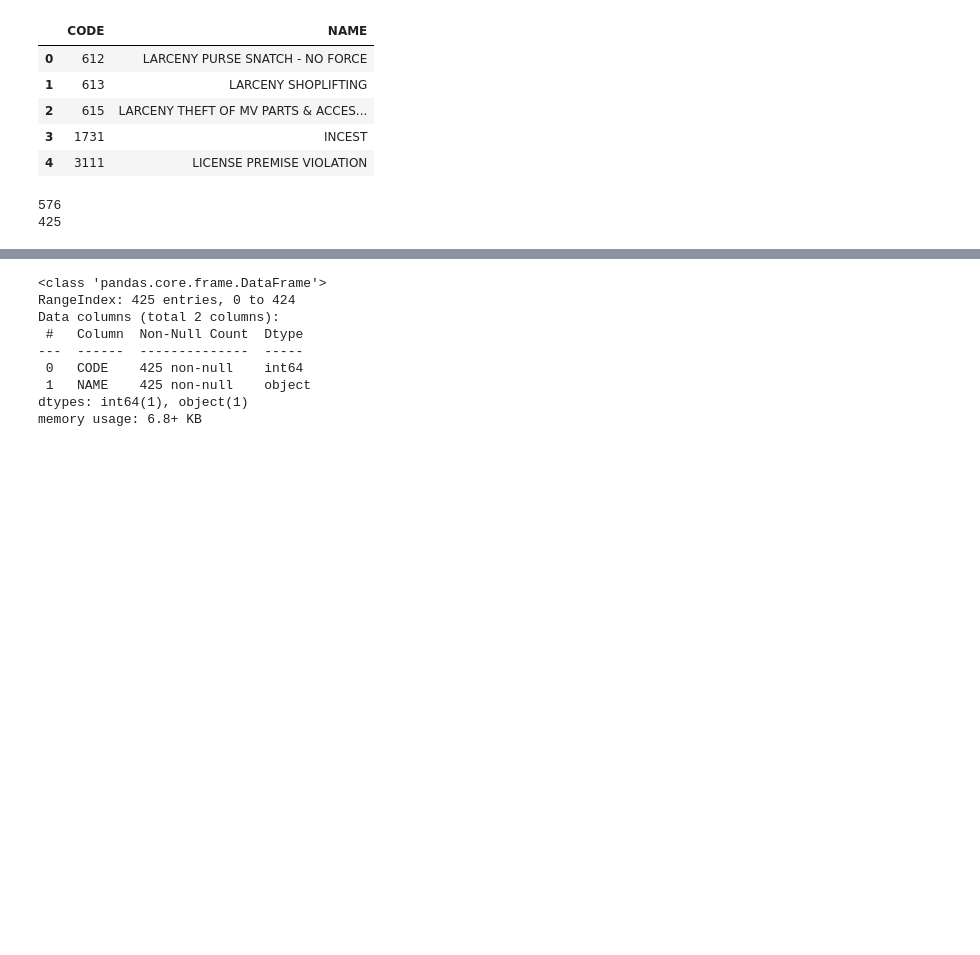
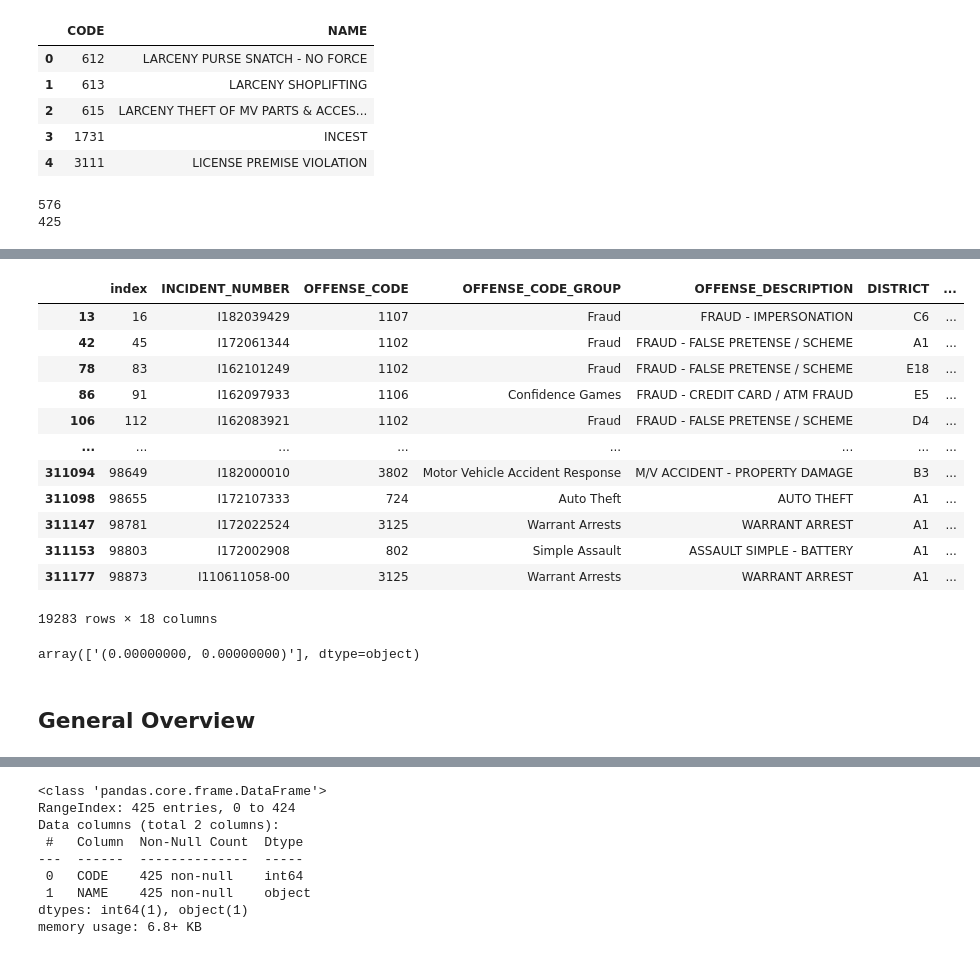
Before and after one commit to AlexVonSchwerdtner/BA780-Team6, a Jupyter notebook: Boston_Crime_Scene_Analytics.ipynb, the cells around one changed output, grey strips where cells are left out. Cells and saved outputs as stored; diff of their text form; code cells hidden in the pictures; blank space fills up the shorter version.

```diff
--- a/Boston_Crime_Scene_Analytics.ipynb
+++ b/Boston_Crime_Scene_Analytics.ipynb
@@ -59,0 +71,3 @@ offense_codes1=offense_codes.drop_duplicates(subset='CODE', keep='first').reset_
+# %%
+# dropping duplicates
+Crime_all_years = Crimes_all_years.drop_duplicates(subset='INCIDENT_NUMBER', keep='first').reset_index(drop=True)
@@ -59,0 +116,23 @@ offense_codes1=offense_codes.drop_duplicates(subset='CODE', keep='first').reset_
+# %%
+# missing values in Long column
+Crime_all_years[Crime_all_years['Long'].isnull()]
+# %% [output]
+|  | index | INCIDENT_NUMBER | OFFENSE_CODE | OFFENSE_CODE_GROUP | OFFENSE_DESCRIPTION | DISTRICT | ... |
+| 13 | 16 | I182039429 | 1107 | Fraud | FRAUD - IMPERSONATION | C6 | ... |
+| 42 | 45 | I172061344 | 1102 | Fraud | FRAUD - FALSE PRETENSE / SCHEME | A1 | ... |
+| 78 | 83 | I162101249 | 1102 | Fraud | FRAUD - FALSE PRETENSE / SCHEME | E18 | ... |
+| 86 | 91 | I162097933 | 1106 | Confidence Games | FRAUD - CREDIT CARD / ATM FRAUD | E5 | ... |
+| 106 | 112 | I162083921 | 1102 | Fraud | FRAUD - FALSE PRETENSE / SCHEME | D4 | ... |
+| ... | ... | ... | ... | ... | ... | ... | ... |
+| 311094 | 98649 | I182000010 | 3802 | Motor Vehicle Accident Response | M/V ACCIDENT - PROPERTY DAMAGE | B3 | ... |
+| 311098 | 98655 | I172107333 | 724 | Auto Theft | AUTO THEFT | A1 | ... |
+| 311147 | 98781 | I172022524 | 3125 | Warrant Arrests | WARRANT ARREST | A1 | ... |
+| 311153 | 98803 | I172002908 | 802 | Simple Assault | ASSAULT SIMPLE - BATTERY | A1 | ... |
+| 311177 | 98873 | I110611058-00 | 3125 | Warrant Arrests | WARRANT ARREST | A1 | ... |
+19283 rows × 18 columns
+# %%
+df1[df1['Lat'].isnull()]['Location'].unique()
+# %% [output]
+array(['(0.00000000, 0.00000000)'], dtype=object)
+# %% [markdown]
+## **General Overview**
```
Also changed, not shown: parts of 18 cells of this notebook.
